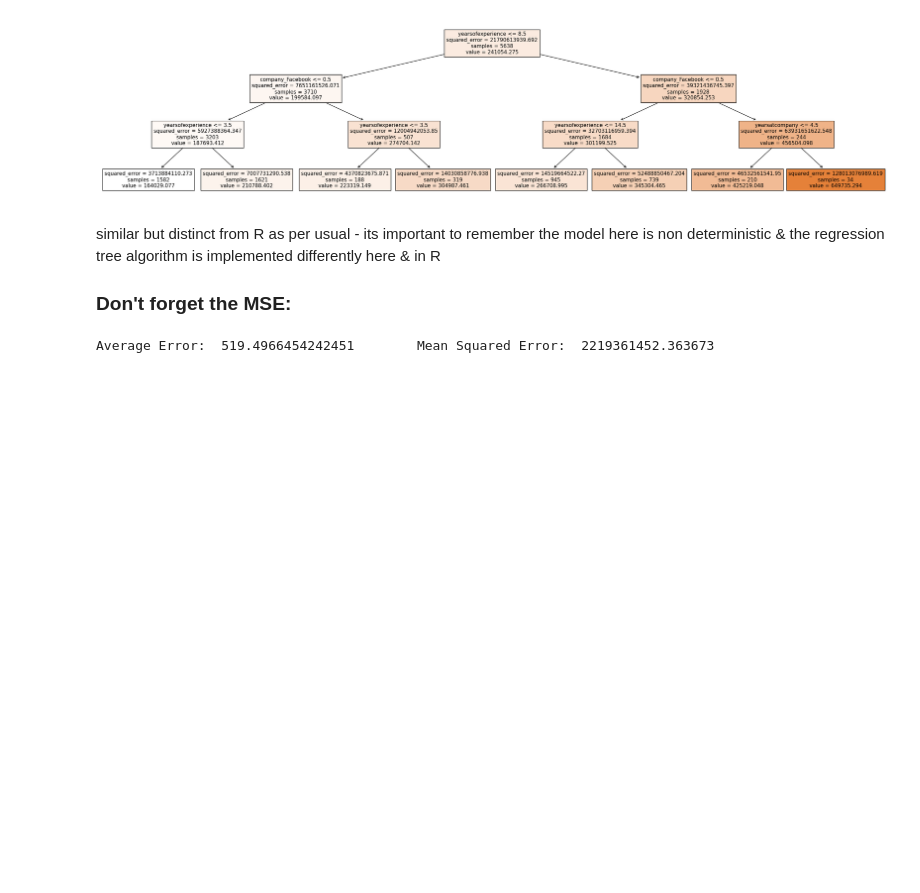
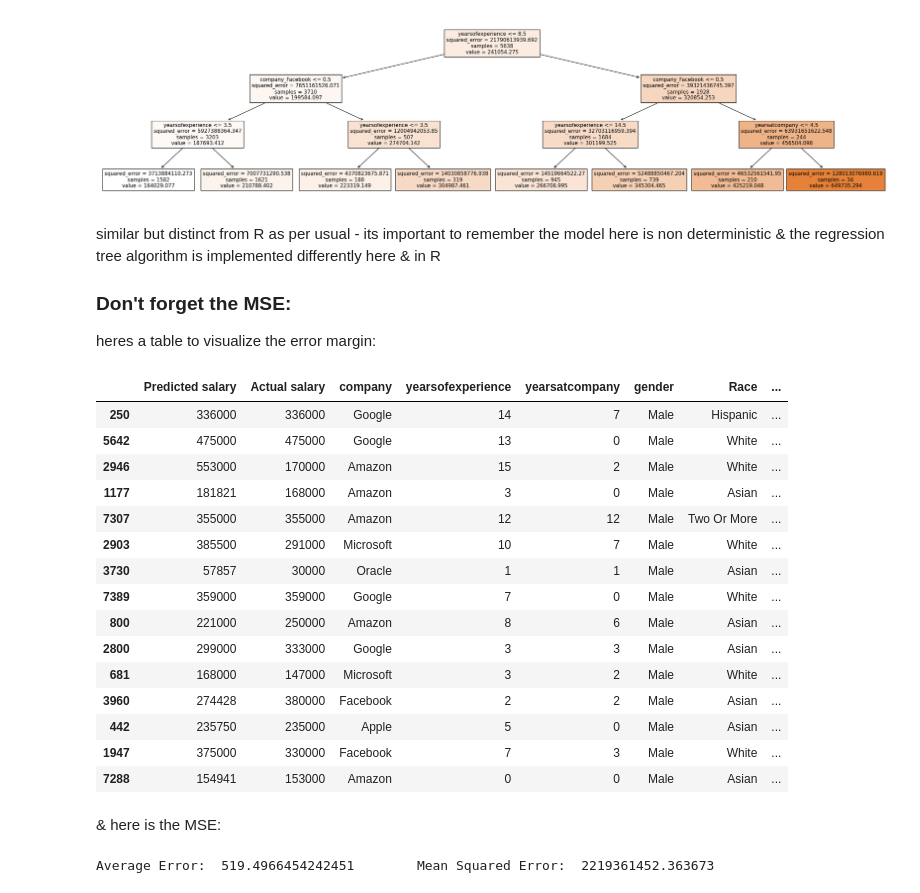
Before and after one commit to almsam/ML-playground, a Jupyter notebook: part 6 CART.ipynb, the cells around one changed output. Saved outputs shown, nothing was run; the diff lists cells and outputs as text; code cells hidden in the pictures; blank space fills up the shorter version.

```diff
--- a/part 6 CART.ipynb
+++ b/part 6 CART.ipynb
@@ -96,6 +96,36 @@ plt.show()
 similar but distinct from R as per usual - its important to remember the model here is non deterministic & the regression tree algorithm is implemented differently here & in R
 
 ### **Don't forget the MSE:**
+
+heres a table to visualize the error margin:
+# %%
+outDF = pd.DataFrame(testing_data)
+
+outDF['Predicted salary'] = predictions
+outDF['Actual salary'] = outDF['totalyearlycompensation']
+outDF['Predicted salary'] = outDF['Predicted salary'].astype(int)
+outDF = outDF[['Predicted salary', 'Actual salary'] + ['company', 'yearsofexperience', 'yearsatcompany', 'gender', 'Race', 'Education']]
+
+outDF.head(15)
+# %% [output]
+|  | Predicted salary | Actual salary | company | yearsofexperience | yearsatcompany | gender | Race | ... |
+| 250 | 336000 | 336000 | Google | 14 | 7 | Male | Hispanic | ... |
+| 5642 | 475000 | 475000 | Google | 13 | 0 | Male | White | ... |
+| 2946 | 553000 | 170000 | Amazon | 15 | 2 | Male | White | ... |
+| 1177 | 181821 | 168000 | Amazon | 3 | 0 | Male | Asian | ... |
+| 7307 | 355000 | 355000 | Amazon | 12 | 12 | Male | Two Or More | ... |
+| 2903 | 385500 | 291000 | Microsoft | 10 | 7 | Male | White | ... |
+| 3730 | 57857 | 30000 | Oracle | 1 | 1 | Male | Asian | ... |
+| 7389 | 359000 | 359000 | Google | 7 | 0 | Male | White | ... |
+| 800 | 221000 | 250000 | Amazon | 8 | 6 | Male | Asian | ... |
+| 2800 | 299000 | 333000 | Google | 3 | 3 | Male | Asian | ... |
+| 681 | 168000 | 147000 | Microsoft | 3 | 2 | Male | White | ... |
+| 3960 | 274428 | 380000 | Facebook | 2 | 2 | Male | Asian | ... |
+| 442 | 235750 | 235000 | Apple | 5 | 0 | Male | Asian | ... |
+| 1947 | 375000 | 330000 | Facebook | 7 | 3 | Male | White | ... |
+| 7288 | 154941 | 153000 | Amazon | 0 | 0 | Male | Asian | ... |
+# %% [markdown]
+& here is the MSE:
 # %%
 y_test = testing_data['totalyearlycompensation']
 
```
